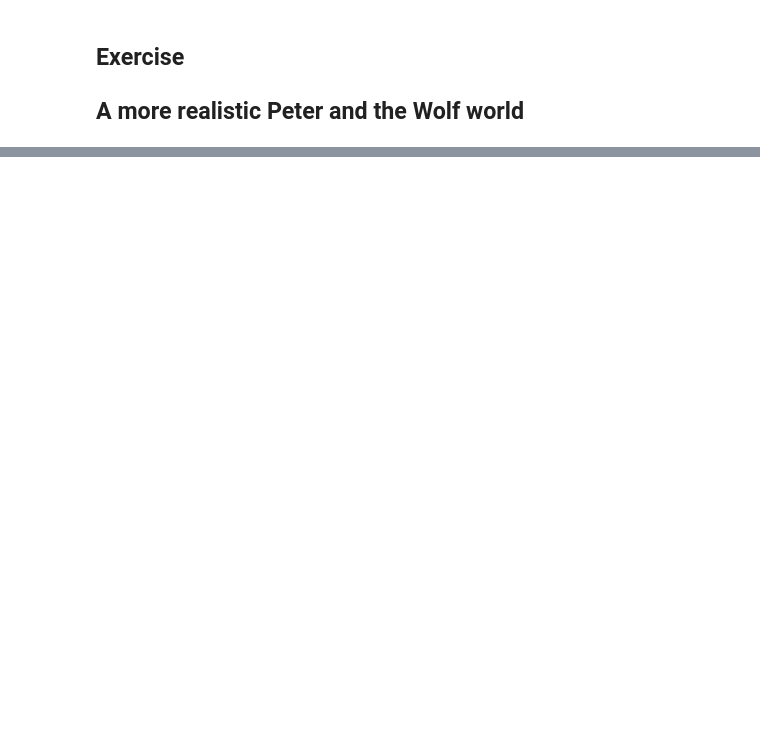
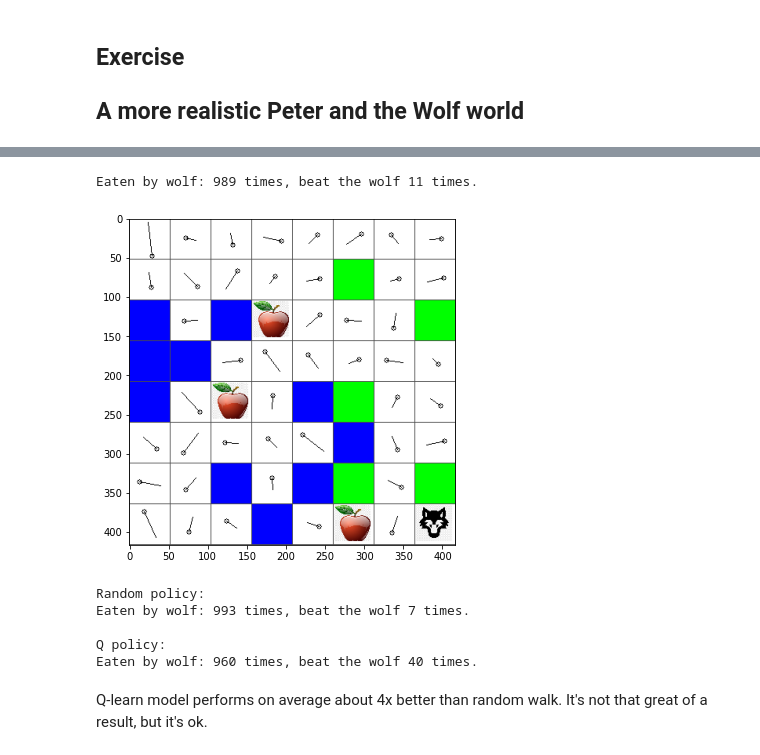
Before and after one commit to blaz-r/ML-For-Beginners, a Jupyter notebook: 8-Reinforcement/1-QLearning/notebook.ipynb, the cells around one changed output, grey strips where cells are left out. Drawn from its saved outputs; the diff is of its cells as text; code cells hidden in the pictures; blank space fills up the shorter version.

```diff
--- a/8-Reinforcement/1-QLearning/notebook.ipynb
+++ b/8-Reinforcement/1-QLearning/notebook.ipynb
@@ -294,7 +294,7 @@ def qpolicy_strict(m):
         a = list(actions)[np.argmax(v)]
         return a
 
-walk_optimised(m,qpolicy_strict)
+print(f"Optimised walk qpolicy strict: {walk_optimised(m,qpolicy_strict)}")
 
 print_statistic_opt(qpolicy_strict)
 # %% [output]
@@ -327,3 +328,10 @@ plt.plot(lpath)
 # %% [markdown]
 ## Exercise
 ## A more realistic Peter and the Wolf world
+# %%
+from rlboard import BoardExt
+
+width, height = 8,8
+b_ext = BoardExt(width, height)
+b_ext.randomize(seed=13)
+b_ext.plot()
@@ -329,0 +386,17 @@ plt.plot(lpath)
+# %%
+def print_statistic(walk_type, policy):
+    s, w, n = 0, 0, 1
+    for i in range(1000):
+        z = walk_type(b_ext, policy)
+        if z < 0:
+            w += 1
+        else:
+            s += z
+            n += 1
+    print(f"Eaten by wolf: {w} times, beat the wolf {1000 - w} times.")
+
+print_statistic(walk_ext, random_policy)
+# %% [output]
+Eaten by wolf: 989 times, beat the wolf 11 times.
+# %%
+Q_ext = np.ones(shape=(width, height, len(actions)), dtype=float)/len(actions)
@@ -329,0 +418,49 @@ plt.plot(lpath)
+# %%
+lpath_ext = []
+
+for epoch in range(200000):
+    b_ext.random_start()
+
+    n=0
+    cum_reward = 0
+
+    while True:
+        x, y = b_ext.human
+        probability = probs(Q_ext[x, y])
+        a = random.choices(list(actions), weights=probability, k=1)[0]
+        move_pos = actions[a]
+        b_ext.move(move_pos, check_correctness=False)   # we allow player to move outside the board, which terminates episode
+
+        r=reward_ext(b_ext)
+        cum_reward += r
+
+        if r==-100 or cum_reward < -1000:
+            lpath_ext.append(n)
+            break
+
+        alpha = np.exp(-n / 10e5)
+        gamma = 0.5
+
+        ai = action_idx[a]
+
+        Q[x, y, ai] = (1 - alpha) * Q[x, y, ai] + alpha * (r + gamma * Q[x + move_pos[0], y + move_pos[1]].max())
+
+        n += 1
+# %%
+b_ext.plot(Q)
+# %% [output]
+[figure, added]
+# %%
+print("Random policy:")
+print_statistic(walk_ext, random_policy)
+
+print("\nQ policy:")
+print_statistic(walk_ext, qpolicy)
+# %% [output]
+Random policy:
+Eaten by wolf: 993 times, beat the wolf 7 times.
+
+Q policy:
+Eaten by wolf: 960 times, beat the wolf 40 times.
+# %% [markdown]
+Q-learn model performs on average about 4x better than random walk. It's not that great of a result, but it's ok.
```
Also changed, not shown: parts of 12 cells of this notebook, 1 other file.
